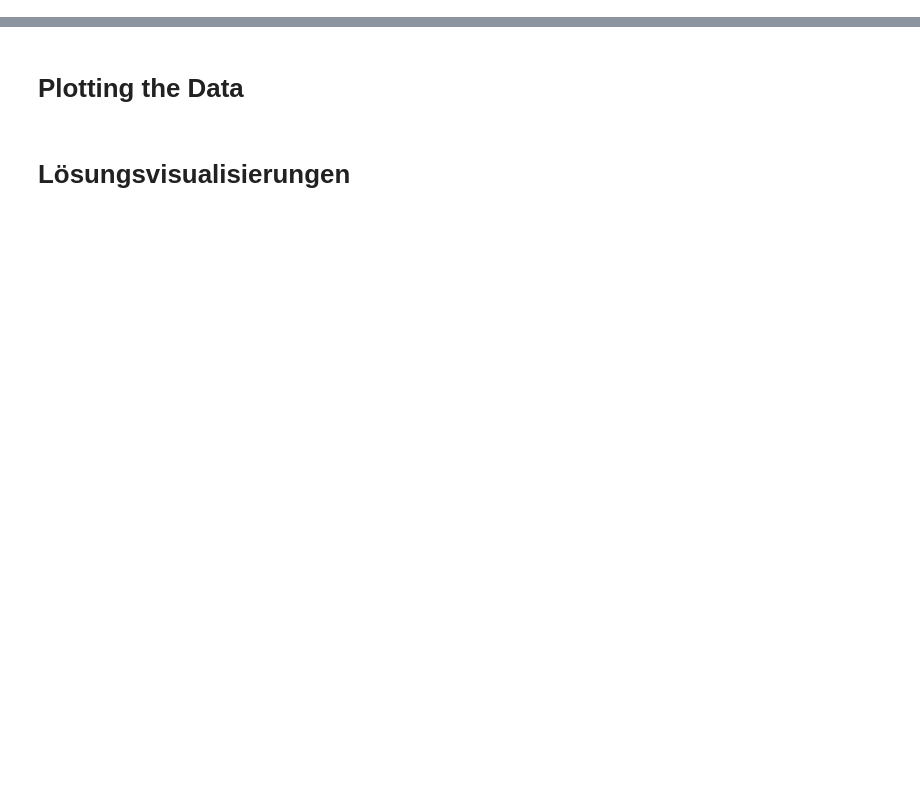
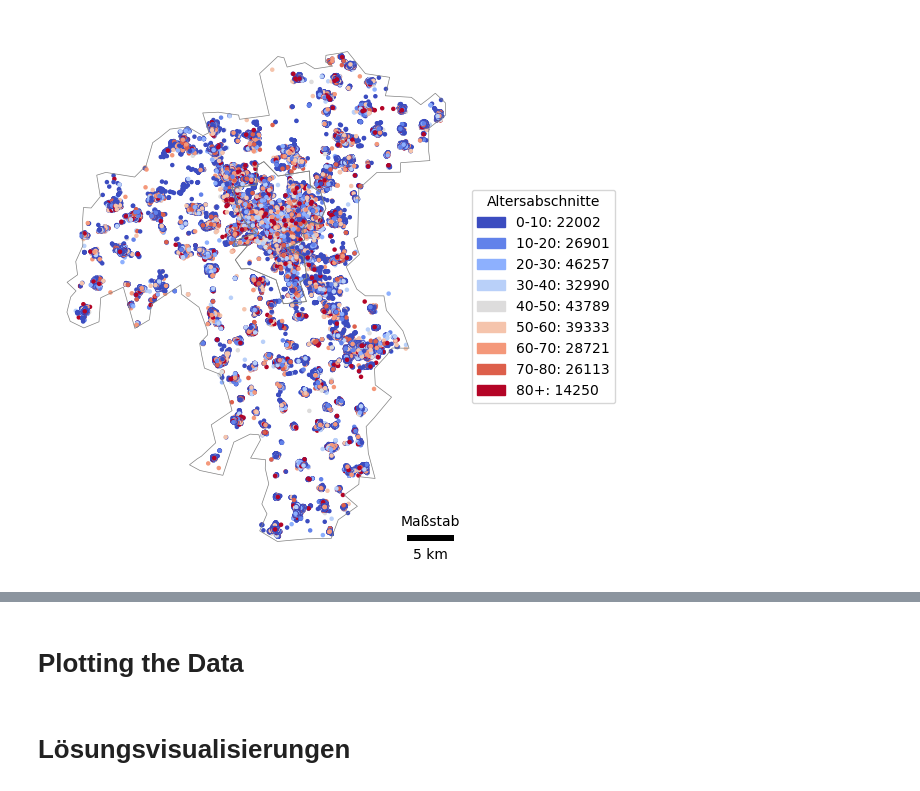
Before and after one commit to LarsBuechler/Masterarbeit, a Jupyter notebook: Visualisierungen.ipynb, the cells around one changed output, grey strips where cells are left out. Saved outputs shown, nothing was run; the diff lists cells and outputs as text; code cells hidden in the pictures; blank space fills up the shorter version.

Commit message:
Graphics

```diff
--- a/Visualisierungen.ipynb
+++ b/Visualisierungen.ipynb
@@ -0,0 +42,51 @@
+# %%
+# Funktion zum Berechnen des Durchschnittsalters
+def calculate_average_age(age_dict):
+    age_ranges = list(age_dict.keys())
+    age_counts = list(age_dict.values())
+    age_midpoints = [np.mean(list(map(int, age_range.split('-')))) if '-' in age_range else 80 for age_range in age_ranges]
+    weighted_sum = sum(midpoint * count for midpoint, count in zip(age_midpoints, age_counts))
+    total_count = sum(age_counts)
+    average_age = weighted_sum / total_count if total_count != 0 else 0
+    return average_age
+# %%
+bevölkerungs_gdf['average_age'] = bevölkerungs_gdf['Alter'].apply(calculate_average_age)
+customers_gdf['average_age'] = customers_gdf['Alter'].apply(calculate_average_age)
+# %%
+# Berechne die Gesamtanzahl je Altersgruppe
+total_counts = {age_range: 0 for age_range in age_ranges}
+for age_dict in customers_gdf['Alter']:
+    for age_range, count in age_dict.items():
+        total_counts[age_range] += int(count)
+
+# Erstelle eine benutzerdefinierte Farbkarte
+age_ranges = ["0-10", "10-20", "20-30", "30-40", "40-50", "50-60", "60-70", "70-80", "80+"]
+colors = plt.cm.coolwarm(np.linspace(0, 1, len(age_ranges)))
+cmap = ListedColormap(colors)
+
+# Zuordnung der Farben zu Altersabschnitten
+age_color_map = {age_range: color for age_range, color in zip(age_ranges, colors)}
+
+# Plot
+fig, ax = plt.subplots(figsize=(7, 7))
+
+# Plot the raster with boundary
+geo_gdf.boundary.plot(ax=ax, color='gray', linewidth=0.5)
+
+# Plot the customers with custom colormap based on average age
+bevölkerungs_gdf.plot(ax=ax, column='average_age', cmap=cmap, markersize = 5)
+
+# Add title and labels
+plt.axis('off')
+
+# Add custom legend for age ranges with total counts
+handles = [Patch(color=age_color_map[age_range], label=f"{age_range}: {total_counts[age_range]}") for age_range in age_ranges]
+ax.legend(handles=handles, title="Altersabschnitte", loc='center left', bbox_to_anchor=(1, 0.5))
+
+# Add scale bar
+scalebar = ScaleBar(1, location='lower right', label='Maßstab')  # 1 pixel = 1 meter
+ax.add_artist(scalebar)
+
+plt.show()
+# %% [output]
+[figure, added]
```
Also changed, not shown: parts of 9 cells of this notebook, 1 other file.
